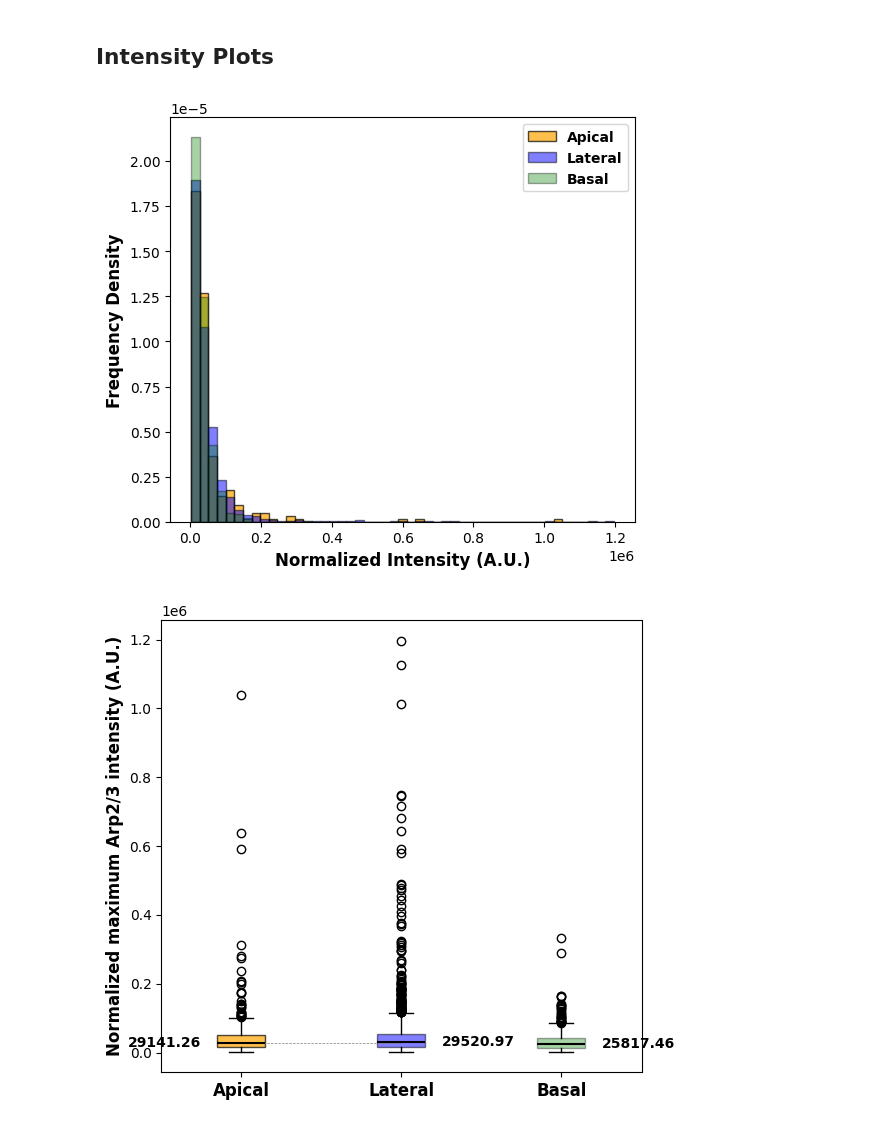
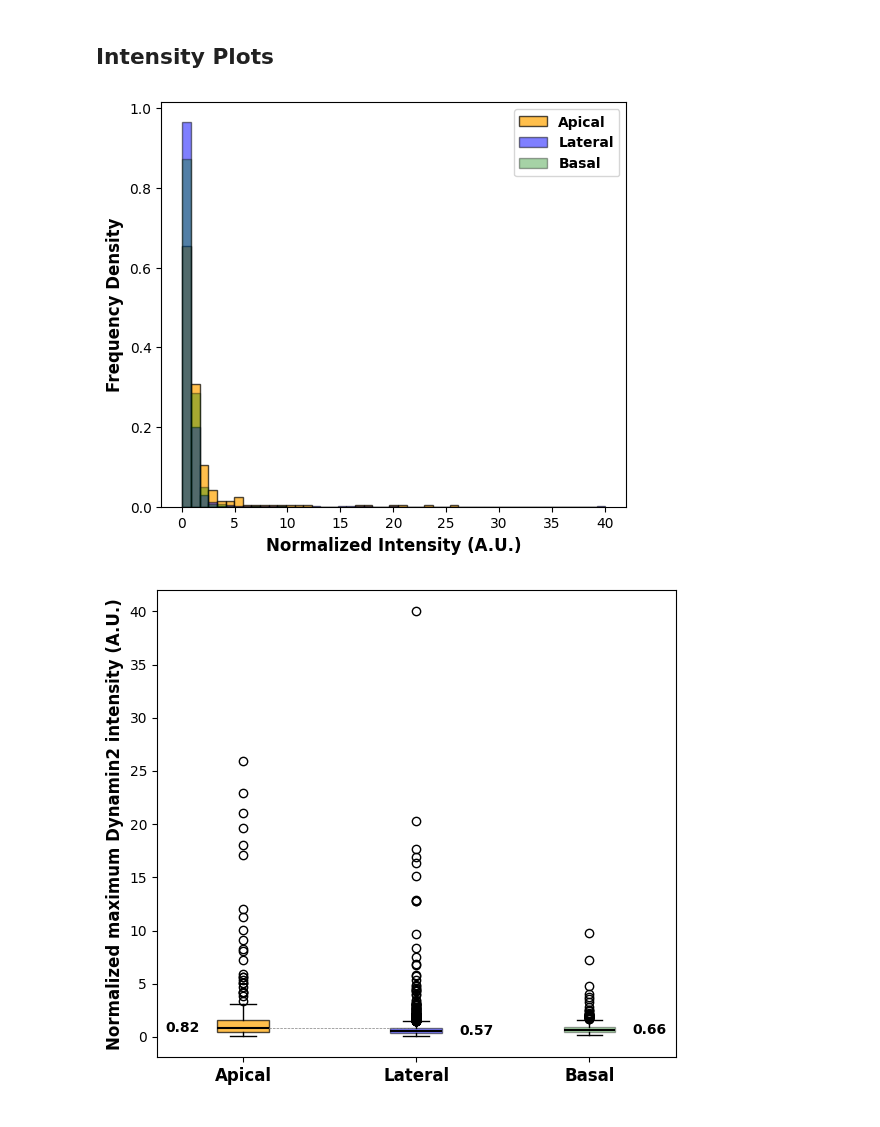
Before and after one commit to MatsulabUW/LLSM-CME-ANALYSIS, a Jupyter notebook: Final/Jupyter_Notebooks/matlab_interface/segmented_endocytosis_plots.ipynb, the cells around one changed output. Saved outputs shown, nothing was run; the diff lists cells and outputs as text; code cells hidden in the pictures.

Commit message:
Dynamin option implemented

```diff
--- a/Final/Jupyter_Notebooks/matlab_interface/segmented_endocytosis_plots.ipynb
+++ b/Final/Jupyter_Notebooks/matlab_interface/segmented_endocytosis_plots.ipynb
@@ -390,10 +384,15 @@ Median lifetime of Arp2/3+ Dynamin- in Lateral: 25.200000000000003 s
 # %% [markdown]
 ## Intensity Graphs
 # %%
-def arp23_intensity_region_plot(track,toNormalize = True,toFrequencyDensity = True):
+def intensity_region_plot(track,toNormalize = True,toFrequencyDensity = True,channel_to_plot = "channel1"):
     """
     """
-    columns = ['C1_adjusted_voxel_sum']
+    if channel_to_plot == "channel1":
+        columns = ['C1_adjusted_voxel_sum']
+        title_channel = 'Arp2/3'
+    elif channel_to_plot == "channel2":
+        columns = ['C2_adjusted_voxel_sum']
+        title_channel = 'Dynamin2'
     #marker = ['ArpC3']
     tracks_apical = track[track['membrane_region'] == 'Apical']
     tracks_lateral = track[track['membrane_region'] == 'Lateral']
@@ -481,7 +480,7 @@ def arp23_intensity_region_plot(track,toNormalize = True,toFrequencyDensity = Tr
         for k in range(3):
             bp['medians'][k].set(color='black', linewidth=1.5)
         ax2.set_xticklabels([label1, label2, label3], fontsize=12, weight='bold')
-        ax2.set_ylabel('Normalized maximum Arp2/3 intensity (A.U.)', fontsize=12, weight='bold')
+        ax2.set_ylabel(f'Normalized maximum {title_channel} intensity (A.U.)', fontsize=12, weight='bold')
         # Adjust layout
         plt.tight_layout()
         plt.show()
@@ -584,7 +583,7 @@ Median lifetime of Arp2/3- Dynamin+ in Apical: 29.400000000000002 s
 ## Intensity Plots
 # %%
 lumenoid_intensity = trackFilter('All', False, filtered_tracks_treatment,channels_to_plot)
-arp23_intensity_region_plot(lumenoid_intensity,True,False)
+intensity_region_plot(lumenoid_intensity,True,True,'channel2')
 # %% [output]
-[figure, old version]
+[figure, new version]
-[figure, old version]
+[figure, new version]
```
Also changed, not shown: parts of 2 cells of this notebook.
